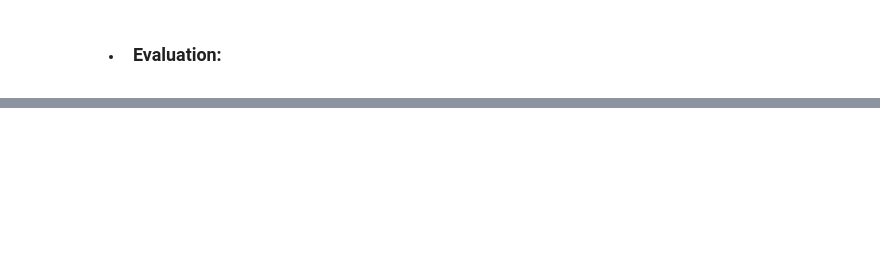
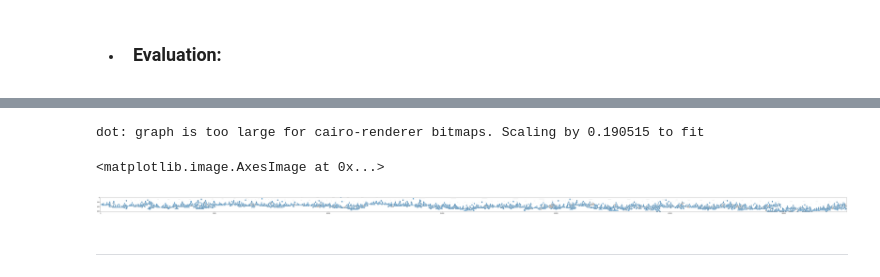
Before and after one commit to danny-cpp/Coursera_Project, a Jupyter notebook: Capstone_Project.ipynb, the cells around one changed output, grey strips where cells are left out. Drawn from its saved outputs; the diff is of its cells as text; code cells hidden in the pictures; blank space fills up the shorter version.

```diff
--- a/Capstone_Project.ipynb
+++ b/Capstone_Project.ipynb
@@ -338,0 +403,17 @@ best_list[15]
+# %%
+dot_data = StringIO()
+filename = "fatalityTree.png"
+featureNames = env_df.columns[0:5]
+targetNames = env_df['C_SEV'].unique().tolist()
+out=tree.export_graphviz(fatalityTree, feature_names=featureNames, out_file=dot_data, class_names= str(np.unique(y_train)), filled=True,  special_characters=True,rotate=False)
+graph = pydotplus.graph_from_dot_data(dot_data.getvalue())
+graph.write_png(filename)
+img = mpimg.imread(filename)
+plt.figure(figsize=(100, 200))
+plt.imshow(img,interpolation='nearest')
+# %% [output]
+dot: graph is too large for cairo-renderer bitmaps. Scaling by 0.190515 to fit
+<matplotlib.image.AxesImage at 0x...>
+[figure, added]
+# %% [markdown]
+___
```
Also changed, not shown: parts of 31 cells of this notebook.
